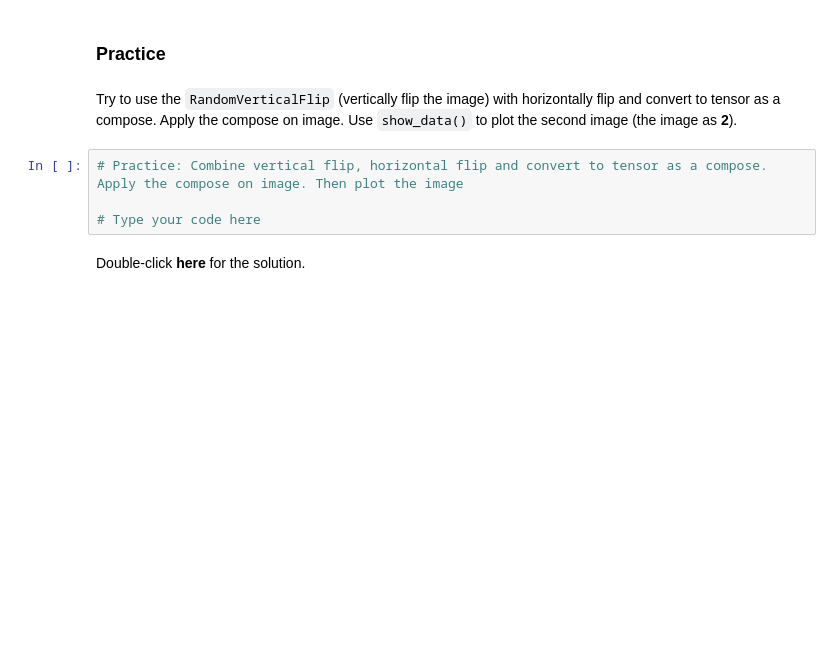
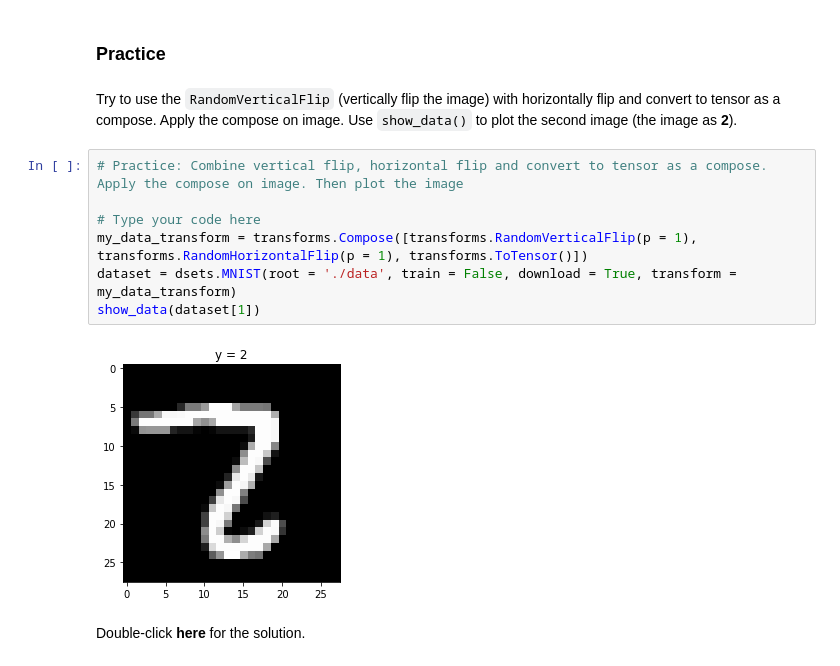
Before and after one commit to castorfou/pytorch_tutorial, a Jupyter notebook: coursera_deep_neural_network/1.3.3_pre-Built Datasets_and_transforms_v2.ipynb, the cells around one changed output. Saved outputs shown, nothing was run; the diff lists cells and outputs as text; blank space fills up the shorter version.

```diff
--- a/coursera_deep_neural_network/1.3.3_pre-Built Datasets_and_transforms_v2.ipynb
+++ b/coursera_deep_neural_network/1.3.3_pre-Built Datasets_and_transforms_v2.ipynb
@@ -160,7 +168,12 @@ Try to use the <code>RandomVerticalFlip</code> (vertically flip the image) with
 # %%
 # Practice: Combine vertical flip, horizontal flip and convert to tensor as a compose. Apply the compose on image. Then plot the image
 
 # Type your code here
+my_data_transform = transforms.Compose([transforms.RandomVerticalFlip(p = 1), transforms.RandomHorizontalFlip(p = 1), transforms.ToTensor()])
+dataset = dsets.MNIST(root = './data', train = False, download = True, transform = my_data_transform)
+show_data(dataset[1])
+# %% [output]
+[figure, added]
 # %% [markdown]
 Double-click **here** for the solution.
 
```
Also changed, not shown: parts of 4 cells of this notebook, 3 other files.
